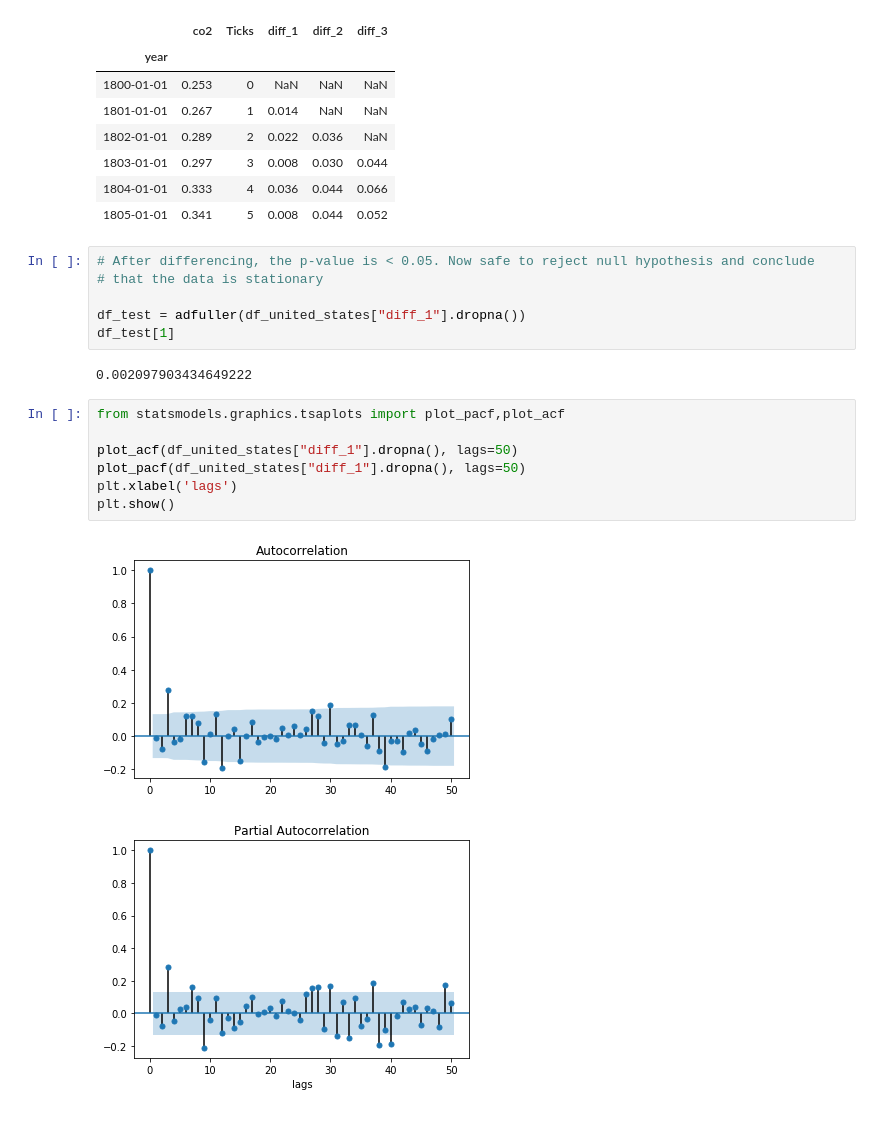
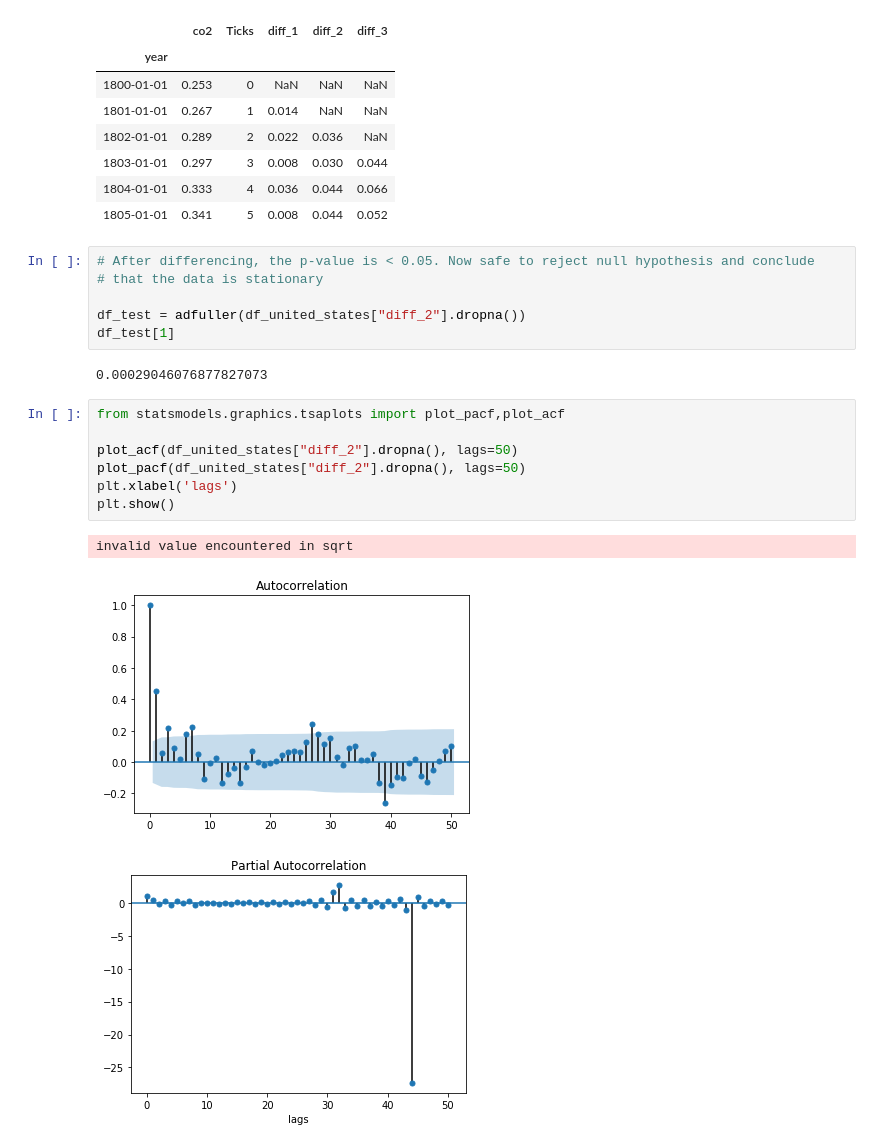
Before and after one commit to tislam35/Climate_Change_Solutions, a Jupyter notebook: base_co2_emissions.ipynb, the cells around one changed output. Cells and saved outputs as stored; diff of their text form.

```diff
--- a/base_co2_emissions.ipynb
+++ b/base_co2_emissions.ipynb
@@ -198,20 +203,21 @@ df_united_states.head(6)
 # After differencing, the p-value is < 0.05. Now safe to reject null hypothesis and conclude
 # that the data is stationary
 
-df_test = adfuller(df_united_states["diff_1"].dropna())
+df_test = adfuller(df_united_states["diff_2"].dropna())
 df_test[1]
 # %% [output]
-0.002097903434649222
+0.00029046076877827073
 # %%
 from statsmodels.graphics.tsaplots import plot_pacf,plot_acf
 
-plot_acf(df_united_states["diff_1"].dropna(), lags=50)
-plot_pacf(df_united_states["diff_1"].dropna(), lags=50)
+plot_acf(df_united_states["diff_2"].dropna(), lags=50)
+plot_pacf(df_united_states["diff_2"].dropna(), lags=50)
 plt.xlabel('lags')
 plt.show()
 # %% [output]
+invalid value encountered in sqrt
-[figure, old version]
+[figure, new version]
-[figure, old version]
+[figure, new version]
 # %%
 from statsmodels.tsa.arima_model import ARMA
 
```
Also changed, not shown: parts of 4 cells of this notebook, 2 other files.
